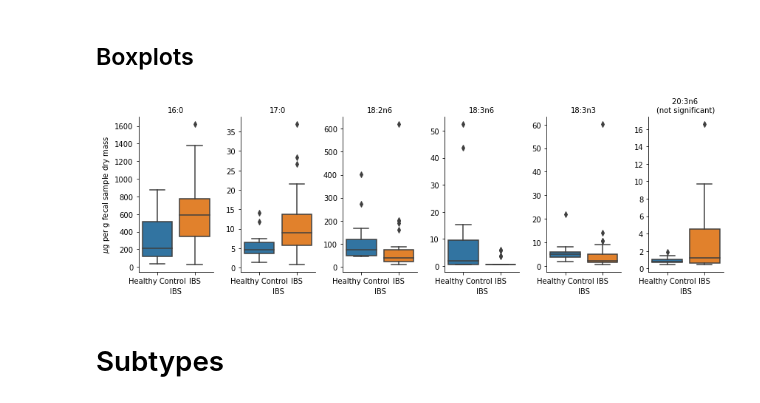
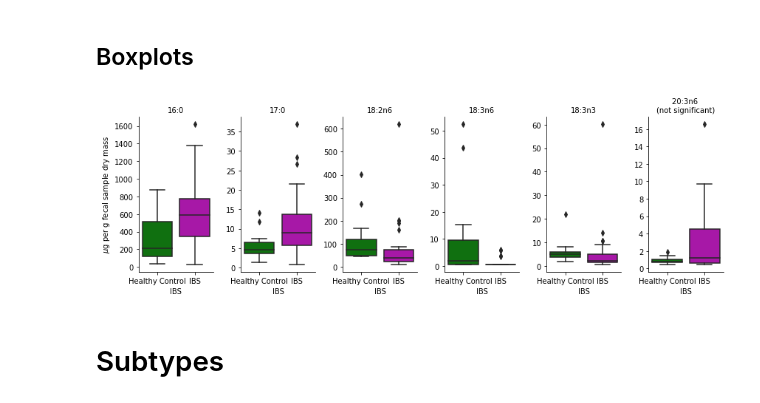
Before and after one commit to sterrettJD/Phadtare-IBS, a Jupyter notebook: Metabolome-Analysis.ipynb, the cells around one changed output. Cells and saved outputs as stored; diff of their text form; code cells hidden in the pictures.

```diff
--- a/Metabolome-Analysis.ipynb
+++ b/Metabolome-Analysis.ipynb
@@ -122,21 +122,21 @@ boxplot_df["IBS"] = boxplot_df["IBS"].apply(lambda x: ibsmapper[x])
 # %%
 ax = sns.catplot(x="IBS",
                 y="value",
                 col="Lipid",
                 data=boxplot_df,
                 sharey=False,
-                kind="box")
+                kind="box",palette=["g","m"])
 ax.axes[0][0].set_ylabel(r"$\mu$g per g fecal sample dry mass")
 
 for a in ax.axes[0][:5]:
     a.set_title(a.get_title().split(" = ")[-1],  fontsize="medium")
 
 ax.axes[0][5].set_title("20:3n6 \n(not significant)", fontsize="medium")
 plt.gcf().set_size_inches(12,4)
 plt.tight_layout()
 plt.savefig("Figures/IBS_lipid_boxplots.pdf")
 # %% [output]
-[figure, old version]
+[figure, new version]
 # %% [markdown]
 # Subtypes
 # %%
```
Also changed, not shown: parts of 1 cell of this notebook, 7 other files.
